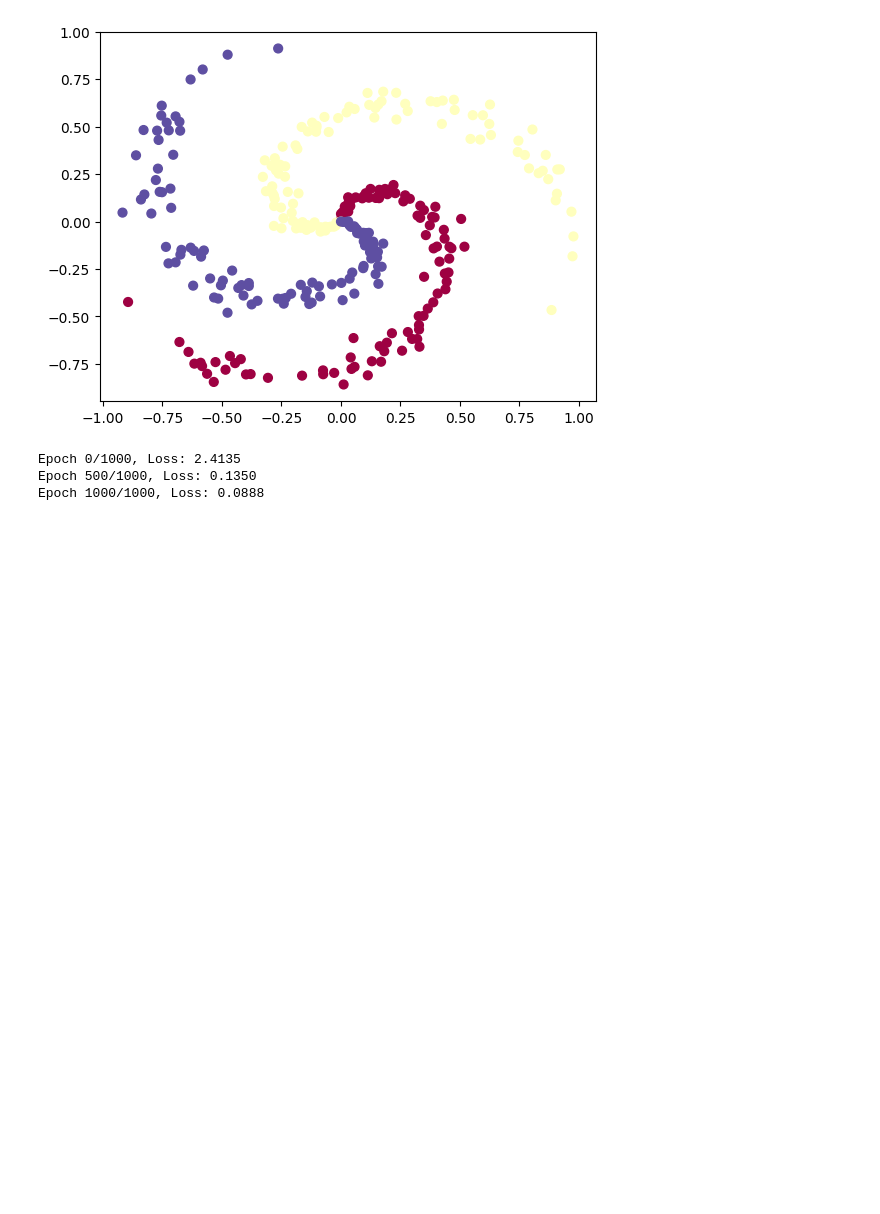
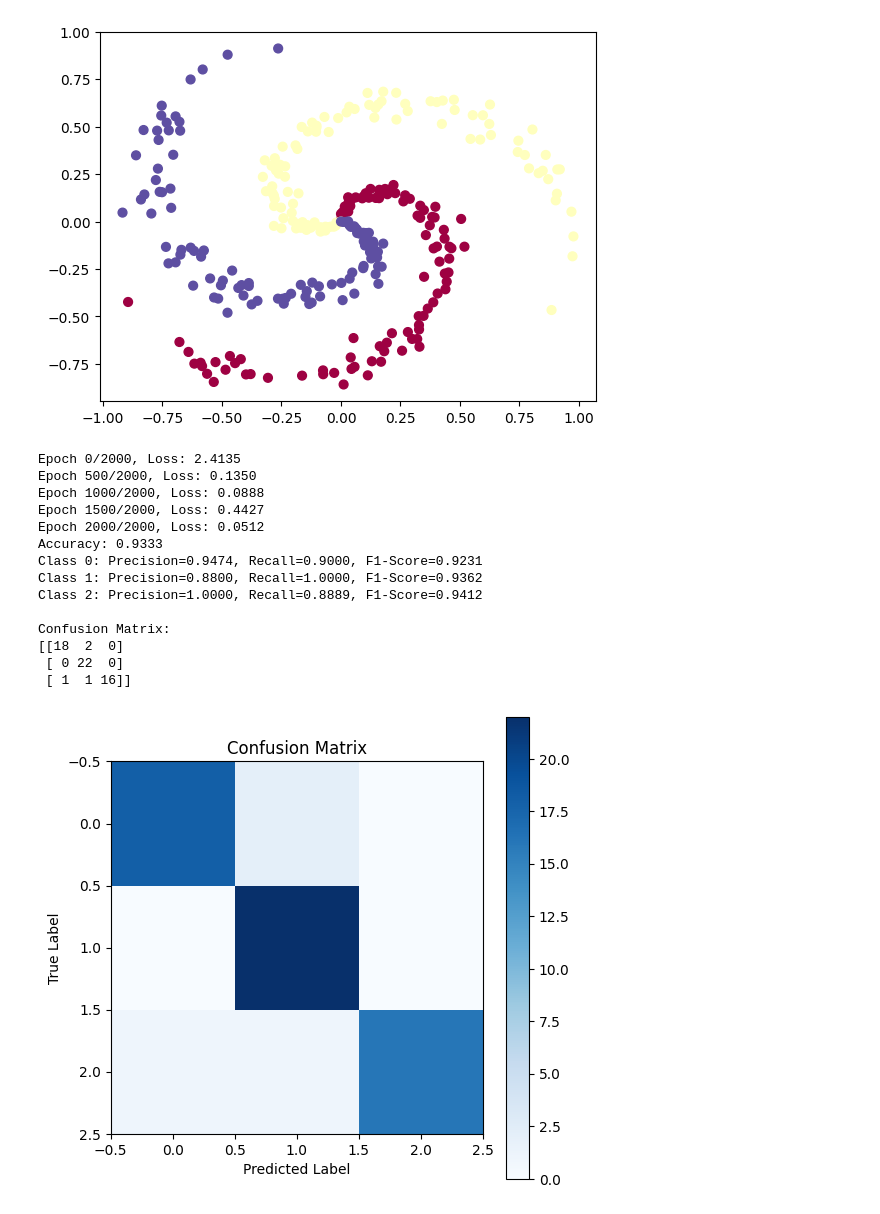
Before and after one commit to CosmicSai369/Scratch-Implementation-of-Nueral-Networks-using-Python, a Jupyter notebook: scratch_implementaition_of_neural_networks.ipynb, the cells around one changed output. Drawn from its saved outputs; the diff is of its cells as text; code cells hidden in the pictures; blank space fills up the shorter version.

Commit message:
Code update
Added Evaluation metrics like accuracy, precision, recall, f1 score
Created confusion matrix and visualized it
Displayed actual vs predicted values using scatter plot

```diff
--- a/scratch_implementaition_of_neural_networks.ipynb
+++ b/scratch_implementaition_of_neural_networks.ipynb
@@ -102,34 +102,103 @@ if __name__ == "__main__":
 
     # Shuffle indices
     indices = np.arange(X.shape[0])
     np.random.shuffle(indices)
 
     # Define train-test split ratio
     split_ratio = 0.8  # 80% train, 20% test
     split_index = int(split_ratio * X.shape[0])
 
     # Split data manually
     X_train, X_test = X[indices[:split_index]], X[indices[split_index:]]
     y_train, y_test = y[indices[:split_index]], y[indices[split_index:]]
 
     # Initialize the neural network
     input_size = X.shape[1]  # Number of features (2: x1, x2)
     hidden_size = 10  # Number of neurons in the hidden layer
     output_size = y.shape[1]  # Number of output classes (from one-hot encoding)
 
     nn = NeuralNetwork(input_size, hidden_size, output_size)
 
 
     # Train the model
-    epochs = 1000
+    epochs = 2000
     learning_rate = 0.01
     nn.train(X_train, y_train, epochs, learning_rate)
 
     # Make predictions on the test set
     y_pred_prob = nn.forward(X_test)
     y_pred = np.argmax(y_pred_prob, axis=1)  # Convert probabilities to class labels
     y_test_labels = np.argmax(y_test, axis=1)  # Convert one-hot encoding back to labels
+
+    # === METRICS CALCULATION ===
+
+    # 1. Accuracy
+    accuracy = np.mean(y_pred == y_test_labels)
+    print(f"Accuracy: {accuracy:.4f}")
+
+    # 2. Precision, Recall, and F1-Score (for multi-class classification)
+    def precision_recall_f1(y_true, y_pred, num_classes):
+        precision = np.zeros(num_classes)
+        recall = np.zeros(num_classes)
+        f1_score = np.zeros(num_classes)
+
+        for i in range(num_classes):
+            tp = np.sum((y_pred == i) & (y_true == i))  # True Positives
+            fp = np.sum((y_pred == i) & (y_true != i))  # False Positives
+            fn = np.sum((y_pred != i) & (y_true == i))  # False Negatives
+
+            precision[i] = tp / (tp + fp) if (tp + fp) > 0 else 0
+            recall[i] = tp / (tp + fn) if (tp + fn) > 0 else 0
+            f1_score[i] = 2 * (precision[i] * recall[i]) / (precision[i] + recall[i]) if (precision[i] + recall[i]) > 0 else 0
+
+        return precision, recall, f1_score
+
+    num_classes = output_size
+    precision, recall, f1_score = precision_recall_f1(y_test_labels, y_pred, num_classes)
+
+    for i in range(num_classes):
+        print(f"Class {i}: Precision={precision[i]:.4f}, Recall={recall[i]:.4f}, F1-Score={f1_score[i]:.4f}")
+
+    # 3. Confusion Matrix
+    def confusion_matrix(y_true, y_pred, num_classes):
+        matrix = np.zeros((num_classes, num_classes), dtype=int)
+        for i in range(len(y_true)):
+            matrix[y_true[i], y_pred[i]] += 1
+        return matrix
+
+    conf_matrix = confusion_matrix(y_test_labels, y_pred, num_classes)
+    print("\nConfusion Matrix:")
+    print(conf_matrix)
+
+    # Visualize confusion matrix
+    plt.figure(figsize=(6, 6))
+    plt.imshow(conf_matrix, cmap="Blues", interpolation="nearest")
+    plt.title("Confusion Matrix")
+    plt.xlabel("Predicted Label")
+    plt.ylabel("True Label")
+    plt.colorbar()
+    plt.show()
+
+    # === Visualization of Predictions ===
+    plt.figure(figsize=(8, 6))
+    plt.scatter(X_test[:, 0], X_test[:, 1], c=y_test_labels, cmap='coolwarm', label='Actual', alpha=0.6)
+    plt.scatter(X_test[:, 0], X_test[:, 1], c=y_pred, cmap='viridis', marker='x', label='Predicted', alpha=0.6)
+    plt.legend()
+    plt.title('Comparison of Actual vs Predicted Labels')
+    plt.show()
 # %% [output]
-Epoch 0/1000, Loss: 2.4135
-Epoch 500/1000, Loss: 0.1350
-Epoch 1000/1000, Loss: 0.0888
+Epoch 0/2000, Loss: 2.4135
+Epoch 500/2000, Loss: 0.1350
+Epoch 1000/2000, Loss: 0.0888
+Epoch 1500/2000, Loss: 0.4427
+Epoch 2000/2000, Loss: 0.0512
+Accuracy: 0.9333
+Class 0: Precision=0.9474, Recall=0.9000, F1-Score=0.9231
+Class 1: Precision=0.8800, Recall=1.0000, F1-Score=0.9362
+Class 2: Precision=1.0000, Recall=0.8889, F1-Score=0.9412
+
+Confusion Matrix:
+[[18  2  0]
+ [ 0 22  0]
+ [ 1  1 16]]
+[figure, added]
```
Also changed, not shown: parts of 1 cell of this notebook.
